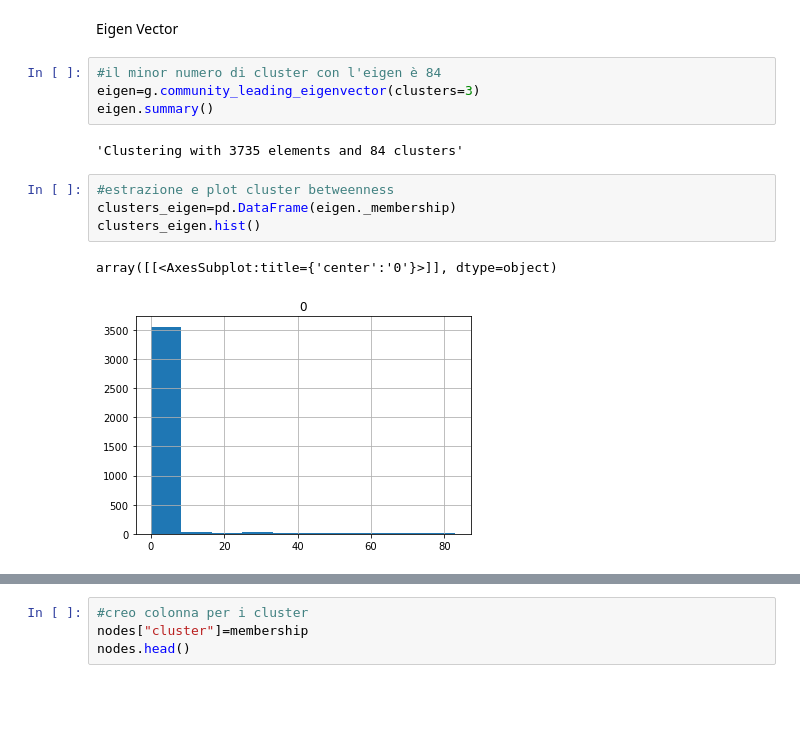
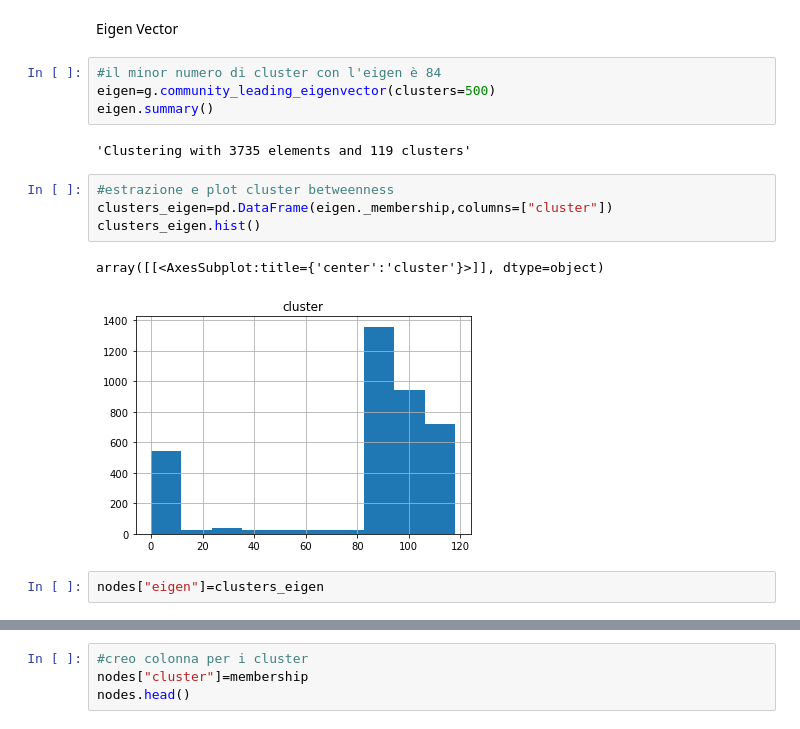
Before and after one commit to ES-git95/SMA-Project, a Jupyter notebook: iGraph.ipynb, the cells around one changed output, grey strips where cells are left out. Drawn from its saved outputs; the diff is of its cells as text; blank space fills up the shorter version.

```diff
--- a/iGraph.ipynb
+++ b/iGraph.ipynb
@@ -45,14 +55,16 @@ array([[<AxesSubplot:title={'center':'cluster'}>]], dtype=object)
 Eigen Vector
 # %%
 #il minor numero di cluster con l'eigen è 84
-eigen=g.community_leading_eigenvector(clusters=3)
+eigen=g.community_leading_eigenvector(clusters=500)
 eigen.summary()
 # %% [output]
-'Clustering with 3735 elements and 84 clusters'
+'Clustering with 3735 elements and 119 clusters'
 # %%
 #estrazione e plot cluster betweenness
-clusters_eigen=pd.DataFrame(eigen._membership)
+clusters_eigen=pd.DataFrame(eigen._membership,columns=["cluster"])
 clusters_eigen.hist()
 # %% [output]
-array([[<AxesSubplot:title={'center':'0'}>]], dtype=object)
+array([[<AxesSubplot:title={'center':'cluster'}>]], dtype=object)
-[figure, old version]
+[figure, new version]
+# %%
+nodes["eigen"]=clusters_eigen
```
Also changed, not shown: parts of 7 cells of this notebook.
